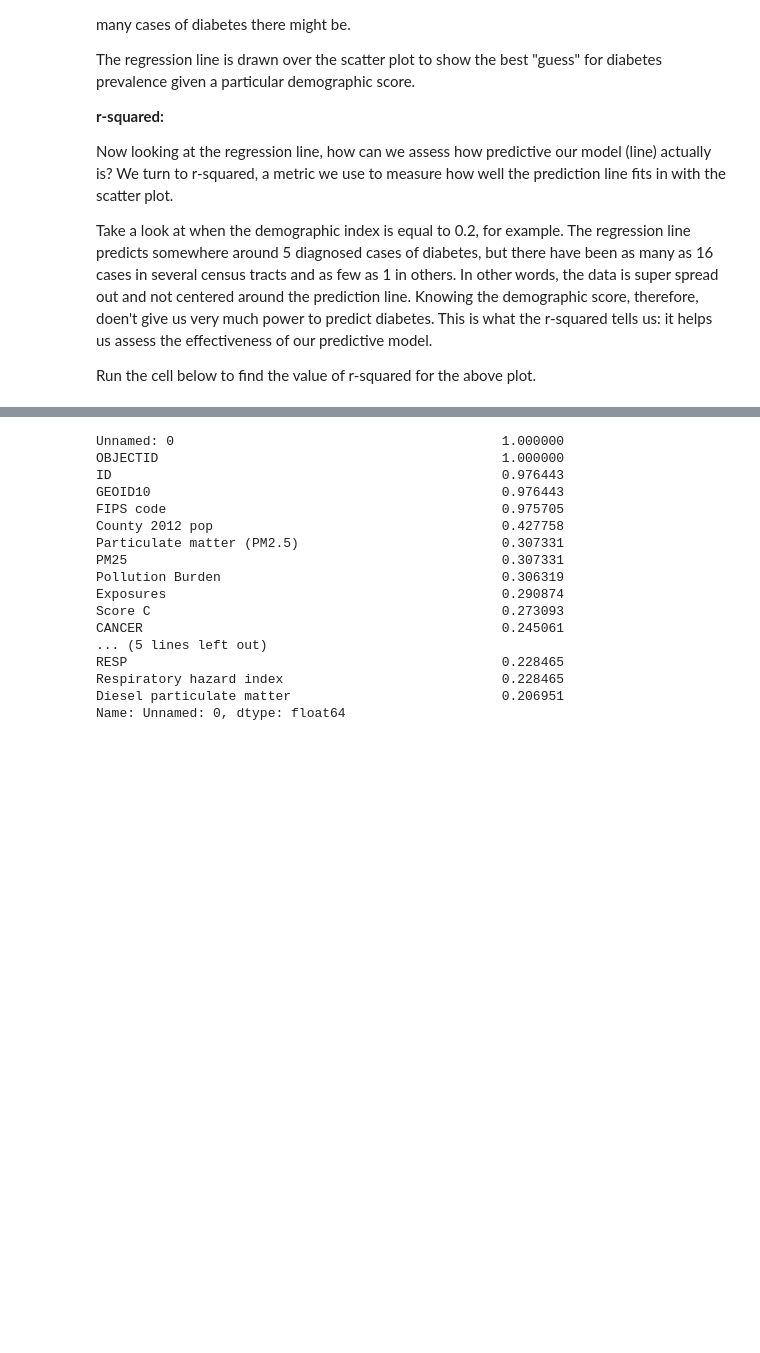
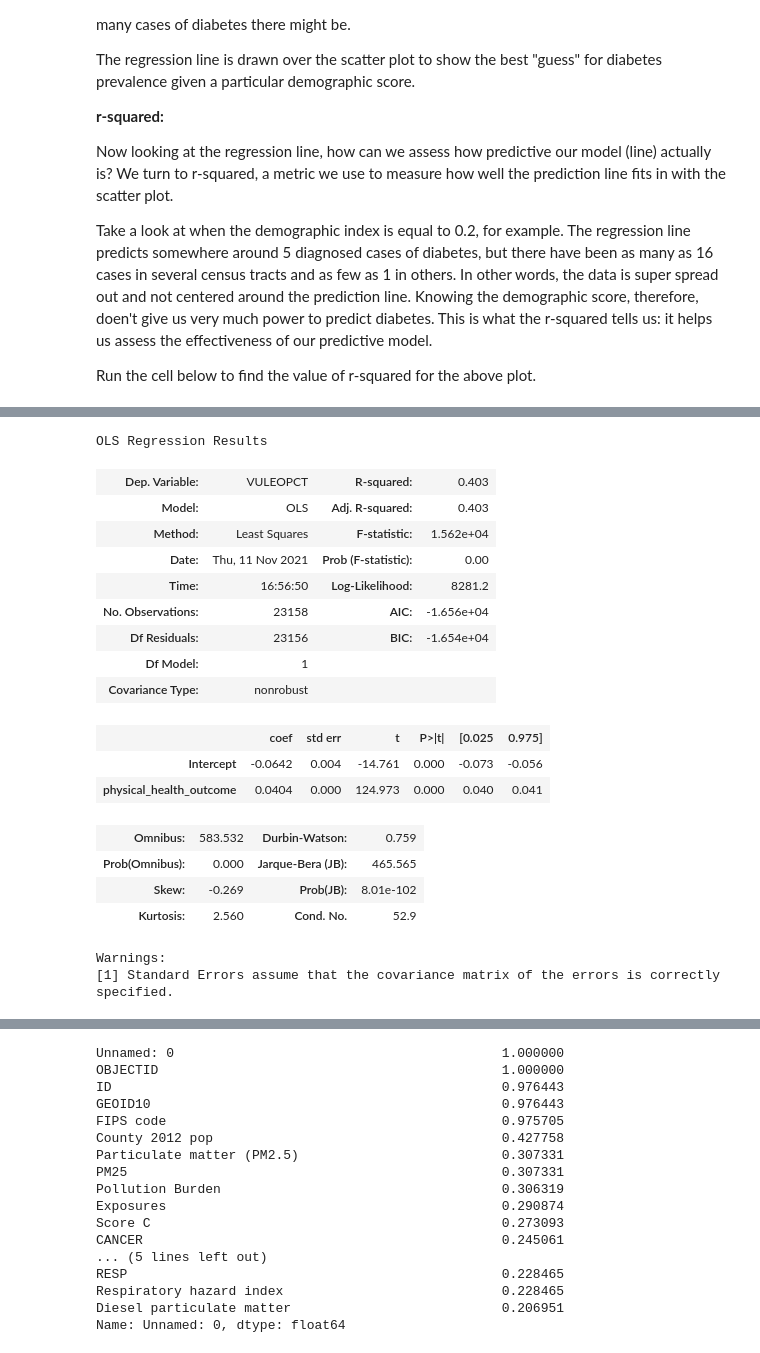
Before and after one commit to ds-modules/DATA88-SP22, a Jupyter notebook: whej03/roughDraft_whej03.ipynb, the cells around one changed output, grey strips where cells are left out. Saved outputs shown, nothing was run; the diff lists cells and outputs as text; code cells hidden in the pictures; blank space fills up the shorter version.

```diff
--- a/whej03/roughDraft_whej03.ipynb
+++ b/whej03/roughDraft_whej03.ipynb
@@ -282,0 +299,27 @@ Warnings:
+# %%
+table6=table5
+table6=table6.relabeled("Physical health not good for >=14 days among adults aged >=18 years","physical_health_outcome");
+# %%
+model = sm.ols(formula='VULEOPCT ~ physical_health_outcome', data = table6)
+fit = model.fit()
+fit.summary()
+# %% [output]
+OLS Regression Results
+| Dep. Variable: | VULEOPCT | R-squared: | 0.403 |
+| Model: | OLS | Adj. R-squared: | 0.403 |
+| Method: | Least Squares | F-statistic: | 1.562e+04 |
+| Date: | Thu, 11 Nov 2021 | Prob (F-statistic): | 0.00 |
+| Time: | 16:56:50 | Log-Likelihood: | 8281.2 |
+| No. Observations: | 23158 | AIC: | -1.656e+04 |
+| Df Residuals: | 23156 | BIC: | -1.654e+04 |
+| Df Model: | 1 |  |  |
+| Covariance Type: | nonrobust |  |  |
+|  | coef | std err | t | P>|t| | [0.025 | 0.975] |
+| Intercept | -0.0642 | 0.004 | -14.761 | 0.000 | -0.073 | -0.056 |
+| physical_health_outcome | 0.0404 | 0.000 | 124.973 | 0.000 | 0.040 | 0.041 |
+| Omnibus: | 583.532 | Durbin-Watson: | 0.759 |
+| Prob(Omnibus): | 0.000 | Jarque-Bera (JB): | 465.565 |
+| Skew: | -0.269 | Prob(JB): | 8.01e-102 |
+| Kurtosis: | 2.560 | Cond. No. | 52.9 |
+Warnings:
+[1] Standard Errors assume that the covariance matrix of the errors is correctly specified.
```
Also changed, not shown: parts of 9 cells of this notebook.
